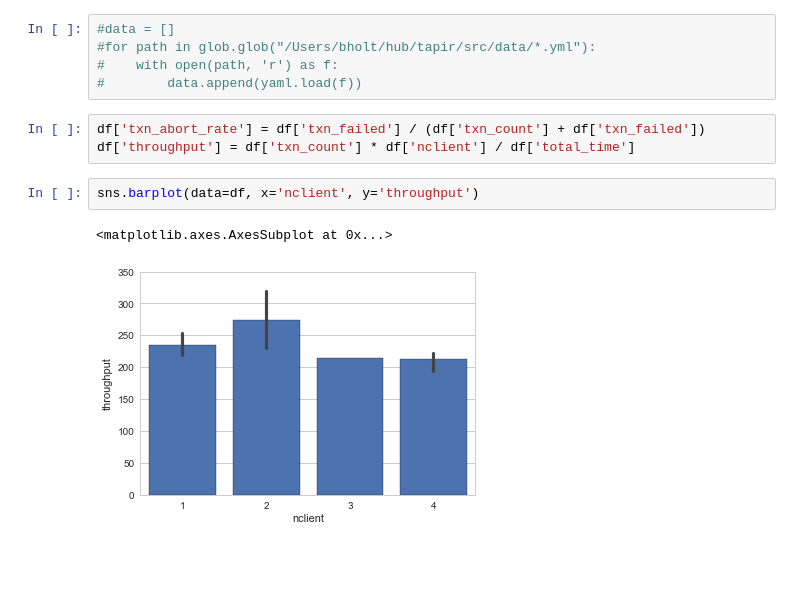
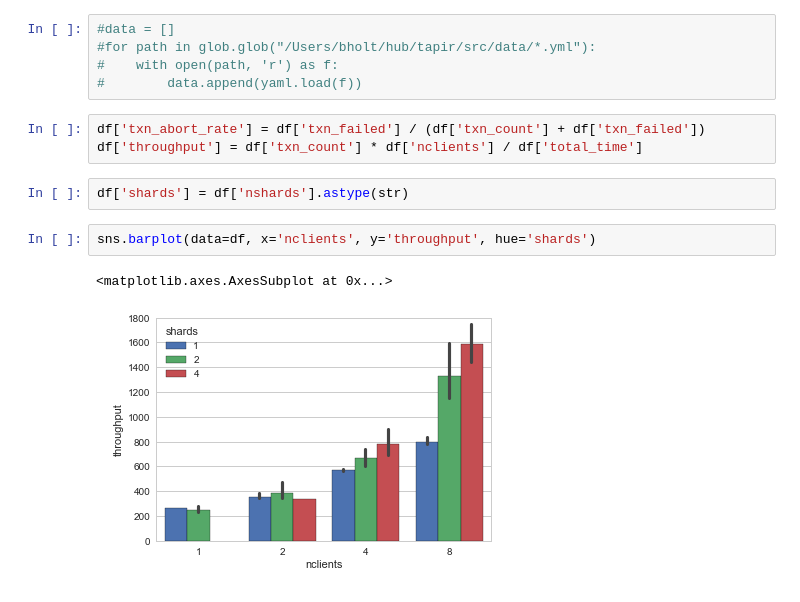
Before and after one commit to bholt/claret, a Jupyter notebook: data/Test.ipynb, the cells around one changed output. Saved outputs shown, nothing was run; the diff lists cells and outputs as text; blank space fills up the shorter version.

```diff
--- a/data/Test.ipynb
+++ b/data/Test.ipynb
@@ -36,9 +37,11 @@ txn_columns = ['retwis_newuser_success', 'retwis_post_success', 'retwis_timeline
 #        data.append(yaml.load(f))
 # %%
 df['txn_abort_rate'] = df['txn_failed'] / (df['txn_count'] + df['txn_failed'])
-df['throughput'] = df['txn_count'] * df['nclient'] / df['total_time']
+df['throughput'] = df['txn_count'] * df['nclients'] / df['total_time']
+# %%
+df['shards'] = df['nshards'].astype(str)
 # %%
-sns.barplot(data=df, x='nclient', y='throughput')
+sns.barplot(data=df, x='nclients', y='throughput', hue='shards')
 # %% [output]
 <matplotlib.axes.AxesSubplot at 0x...>
-[figure, old version]
+[figure, new version]
```
Also changed, not shown: parts of 6 cells of this notebook.
